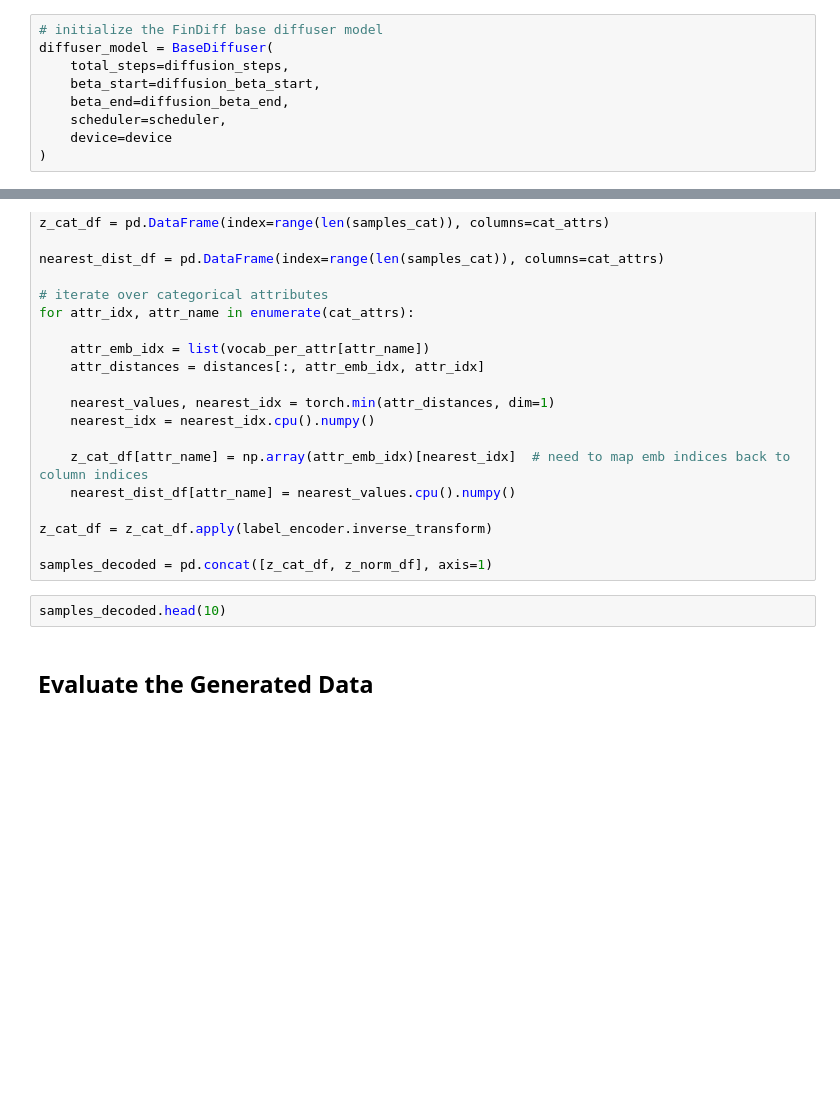
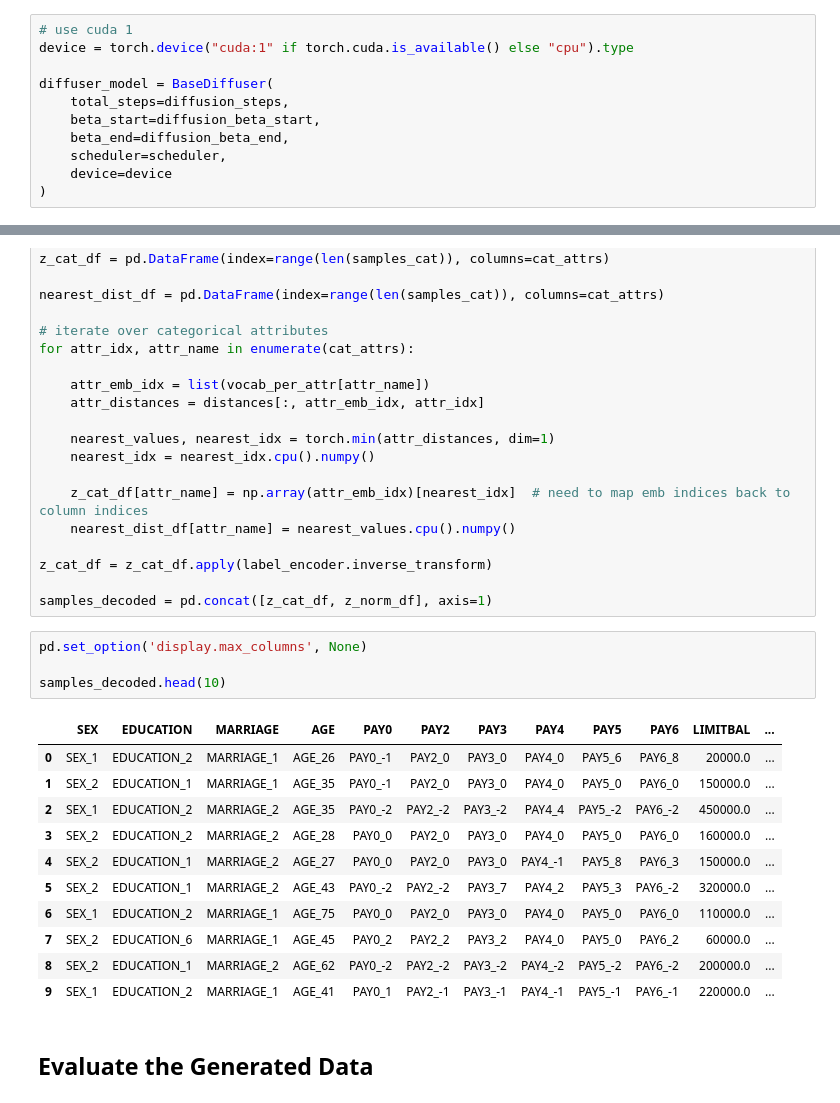
Before and after one commit to cdchushig/awesome-tab-augmentation, a Jupyter notebook: baselines/findiff/main.ipynb, the cells around one changed output, grey strips where cells are left out. Saved outputs shown, nothing was run; the diff lists cells and outputs as text; blank space fills up the shorter version.

```diff
--- a/baselines/findiff/main.ipynb
+++ b/baselines/findiff/main.ipynb
@@ -576,7 +612,9 @@ synthesizer_model = MLPSynthesizer(
     embedding_learned=False
 )
 # %%
-# initialize the FinDiff base diffuser model
+# use cuda 1
+device = torch.device("cuda:1" if torch.cuda.is_available() else "cpu").type
+
 diffuser_model = BaseDiffuser(
     total_steps=diffusion_steps,
     beta_start=diffusion_beta_start,
@@ -763,8 +807,22 @@ for attr_idx, attr_name in enumerate(cat_attrs):
 z_cat_df = z_cat_df.apply(label_encoder.inverse_transform)
 
 samples_decoded = pd.concat([z_cat_df, z_norm_df], axis=1)
-# %%
-samples_decoded.head(10)
+# %%
+pd.set_option('display.max_columns', None)
+
+samples_decoded.head(10)
+# %% [output]
+|  | SEX | EDUCATION | MARRIAGE | AGE | PAY0 | PAY2 | PAY3 | PAY4 | PAY5 | PAY6 | LIMITBAL | ... |
+| 0 | SEX_1 | EDUCATION_2 | MARRIAGE_1 | AGE_26 | PAY0_-1 | PAY2_0 | PAY3_0 | PAY4_0 | PAY5_6 | PAY6_8 | 20000.0 | ... |
+| 1 | SEX_2 | EDUCATION_1 | MARRIAGE_1 | AGE_35 | PAY0_-1 | PAY2_0 | PAY3_0 | PAY4_0 | PAY5_0 | PAY6_0 | 150000.0 | ... |
+| 2 | SEX_1 | EDUCATION_2 | MARRIAGE_2 | AGE_35 | PAY0_-2 | PAY2_-2 | PAY3_-2 | PAY4_4 | PAY5_-2 | PAY6_-2 | 450000.0 | ... |
+| 3 | SEX_2 | EDUCATION_2 | MARRIAGE_2 | AGE_28 | PAY0_0 | PAY2_0 | PAY3_0 | PAY4_0 | PAY5_0 | PAY6_0 | 160000.0 | ... |
+| 4 | SEX_2 | EDUCATION_1 | MARRIAGE_2 | AGE_27 | PAY0_0 | PAY2_0 | PAY3_0 | PAY4_-1 | PAY5_8 | PAY6_3 | 150000.0 | ... |
+| 5 | SEX_2 | EDUCATION_1 | MARRIAGE_2 | AGE_43 | PAY0_-2 | PAY2_-2 | PAY3_7 | PAY4_2 | PAY5_3 | PAY6_-2 | 320000.0 | ... |
+| 6 | SEX_1 | EDUCATION_2 | MARRIAGE_1 | AGE_75 | PAY0_0 | PAY2_0 | PAY3_0 | PAY4_0 | PAY5_0 | PAY6_0 | 110000.0 | ... |
+| 7 | SEX_2 | EDUCATION_6 | MARRIAGE_1 | AGE_45 | PAY0_2 | PAY2_2 | PAY3_2 | PAY4_0 | PAY5_0 | PAY6_2 | 60000.0 | ... |
+| 8 | SEX_2 | EDUCATION_1 | MARRIAGE_2 | AGE_62 | PAY0_-2 | PAY2_-2 | PAY3_-2 | PAY4_-2 | PAY5_-2 | PAY6_-2 | 200000.0 | ... |
+| 9 | SEX_1 | EDUCATION_2 | MARRIAGE_1 | AGE_41 | PAY0_1 | PAY2_-1 | PAY3_-1 | PAY4_-1 | PAY5_-1 | PAY6_-1 | 220000.0 | ... |
 # %% [markdown]
 ## Evaluate the Generated Data
 # %%
```
Also changed, not shown: parts of 9 cells of this notebook, 24 other files.
